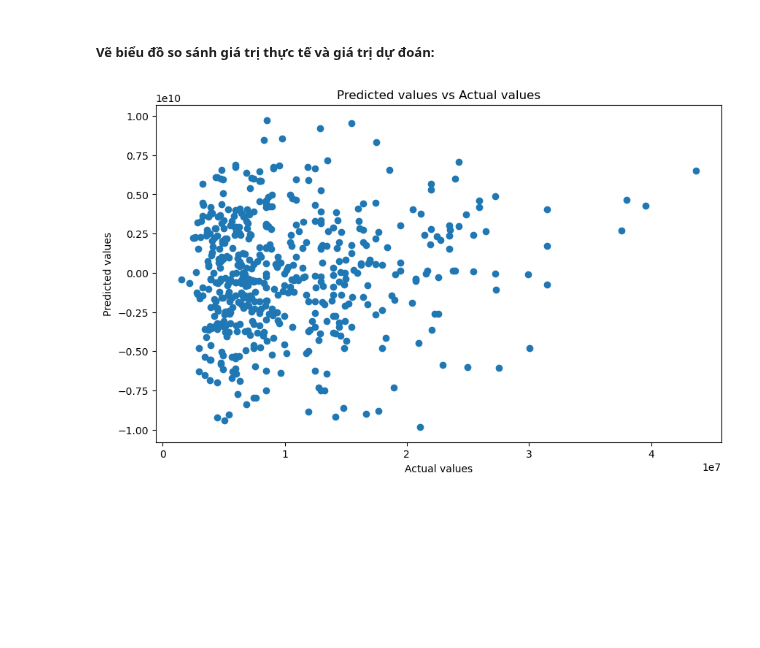
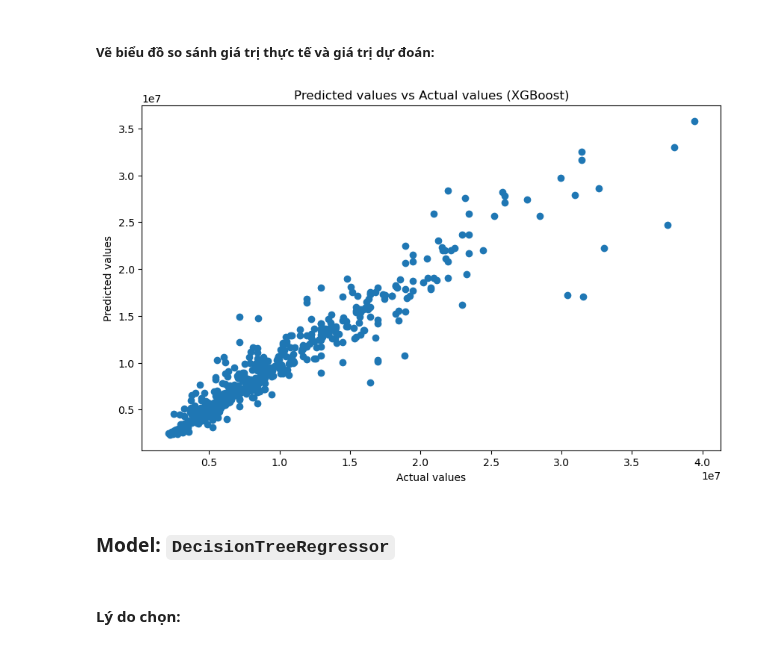
Before and after one commit to Yogurt01/G2_IntroToDataScience_CQ2022-21_Lab, a Jupyter notebook: notebooks/4.0-data-modelling.ipynb, the cells around one changed output. Drawn from its saved outputs; the diff is of its cells as text; code cells hidden in the pictures; blank space fills up the shorter version.

Commit message:
Merge 3 models into 1 notebook - 0.3

```diff
--- a/notebooks/4.0-data-modelling.ipynb
+++ b/notebooks/4.0-data-modelling.ipynb
@@ -395 +354,3 @@ grid_search = GridSearchCV(model_SGD, parameters_grid, cv=5, scoring='neg_mean_s
+# %%
+model_1 = XGBRegressor()
 # %% [markdown]
@@ -397,5 +357,0 @@ grid_search = GridSearchCV(model_SGD, parameters_grid, cv=5, scoring='neg_mean_s
-# %%
-import warnings
-warnings.filterwarnings('ignore') # Bỏ qua các cảnh báo
-
-grid_search.fit(X_train, y_train)
@@ -425,5 +358,5 @@ best_model_SGD = Pipeline(steps=[('regressor', SGDRegressor(**best_params))])
 # %%
 time_start = time.time()
-best_model_SGD.fit(X_train, y_train)
+model_1.fit(X_train, y_train)
 time_end = time.time()
 # %%
@@ -440,3 +371,6 @@ y_pred_SGD = best_model_SGD.predict(X_test)
+# %%
+y_pred_model_1 = model_1.predict(X_test)
+y_pred_model_1 = np.maximum(y_pred_model_1, 0)  # Đảm bảo giá không âm
 # %% [markdown]
 #### Tính toán các chỉ số đánh giá mô hình:
 # %%
@@ -458,11 +392,15 @@ R^2: -307806.01
 # %%
 plt.figure(figsize=(10, 6))
 
-plt.scatter(y_test, y_pred_SGD)
+plt.scatter(y_test, y_pred_model_1)
 plt.xlabel('Actual values')
 plt.ylabel('Predicted values')
-plt.title('Predicted values vs Actual values')
+plt.title('Predicted values vs Actual values (XGBoost)')
 
 plt.show()
 # %% [output]
-[figure, old version]
+[figure, new version]
+# %% [markdown]
+### Model: `DecisionTreeRegressor`
+# %% [markdown]
+#### Lý do chọn:
```
Also changed, not shown: parts of 96 cells of this notebook, 1 other file.
